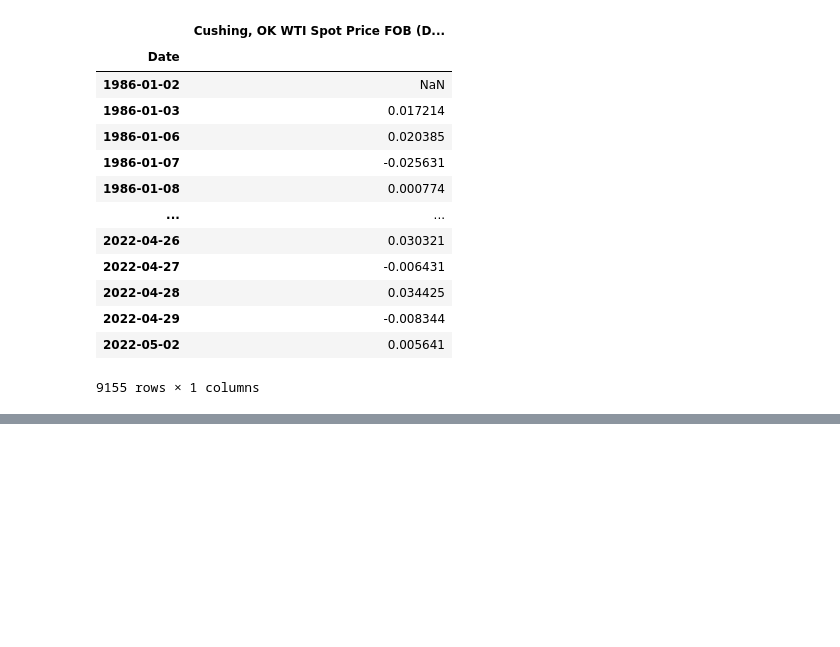
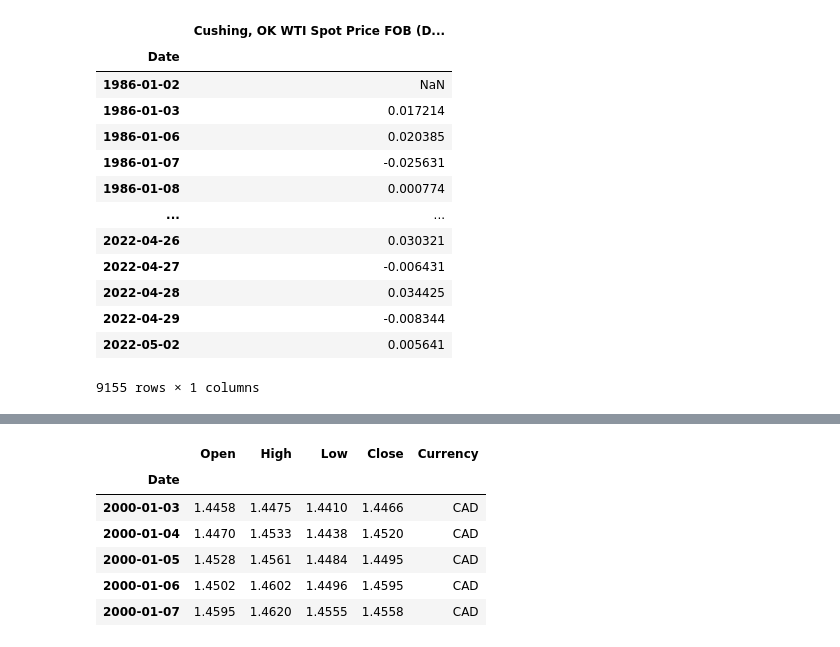
Before and after one commit to HJNVR/high_priority_papers, a Jupyter notebook: src/9. Forecasting daily stock market return using dimensionality reduction.ipynb, the cells around one changed output, grey strips where cells are left out. Drawn from its saved outputs; the diff is of its cells as text; code cells hidden in the pictures; blank space fills up the shorter version.

```diff
--- a/src/9. Forecasting daily stock market return using dimensionality reduction.ipynb
+++ b/src/9. Forecasting daily stock market return using dimensionality reduction.ipynb
@@ -678,0 +752,11 @@ OIL
+# %%
+USD_CAD = investpy.get_currency_cross_historical_data(currency_cross='USD/CAD', from_date=start_date, to_date=end_date)
+USD_CAD.head()
+# %% [output]
+|  | Open | High | Low | Close | Currency |
+| Date |  |  |  |  |  |
+| 2000-01-03 | 1.4458 | 1.4475 | 1.4410 | 1.4466 | CAD |
+| 2000-01-04 | 1.4470 | 1.4533 | 1.4438 | 1.4520 | CAD |
+| 2000-01-05 | 1.4528 | 1.4561 | 1.4484 | 1.4495 | CAD |
+| 2000-01-06 | 1.4502 | 1.4602 | 1.4496 | 1.4595 | CAD |
+| 2000-01-07 | 1.4595 | 1.4620 | 1.4555 | 1.4558 | CAD |
```
Also changed, not shown: parts of 8 cells of this notebook.
